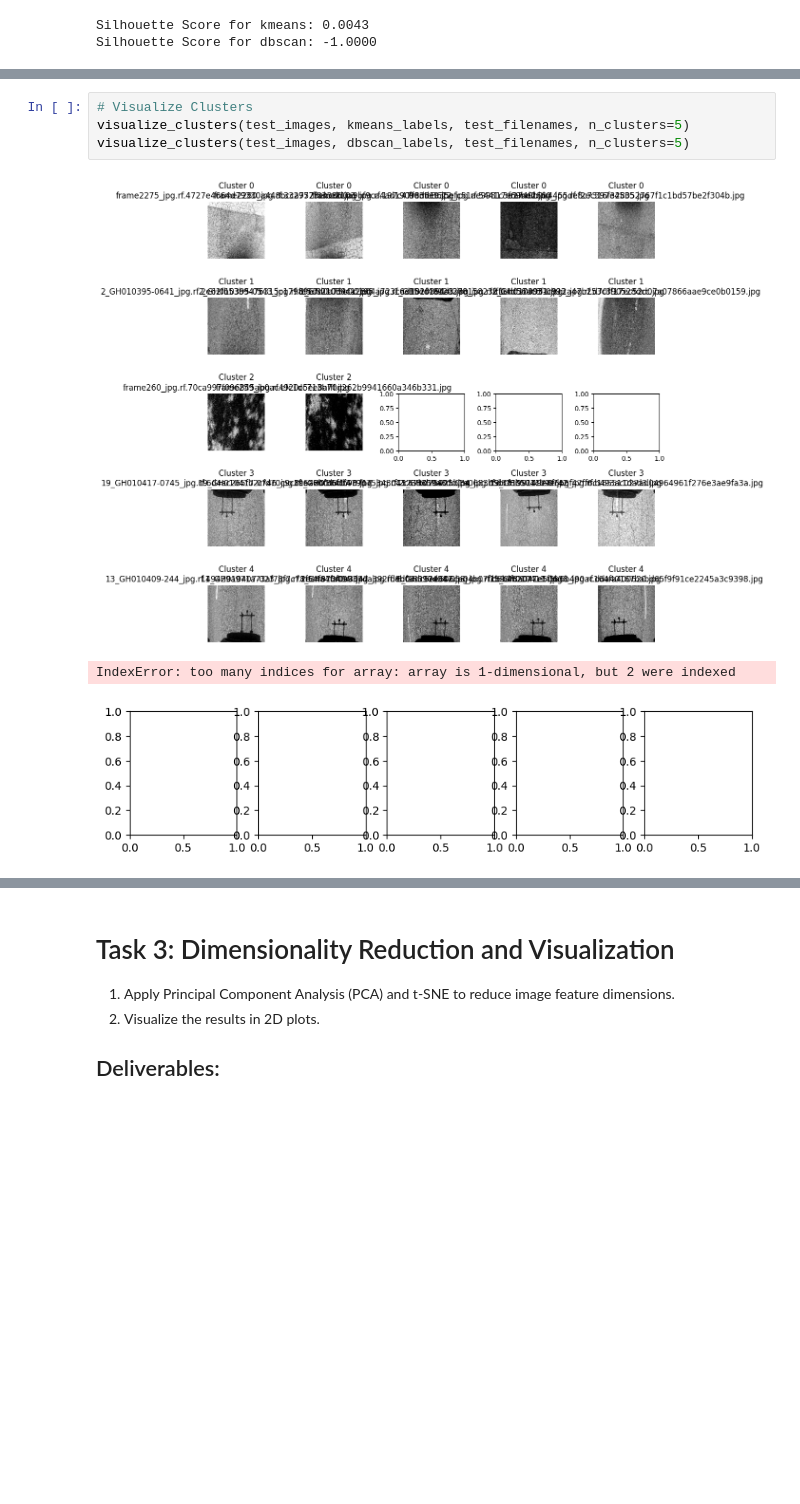
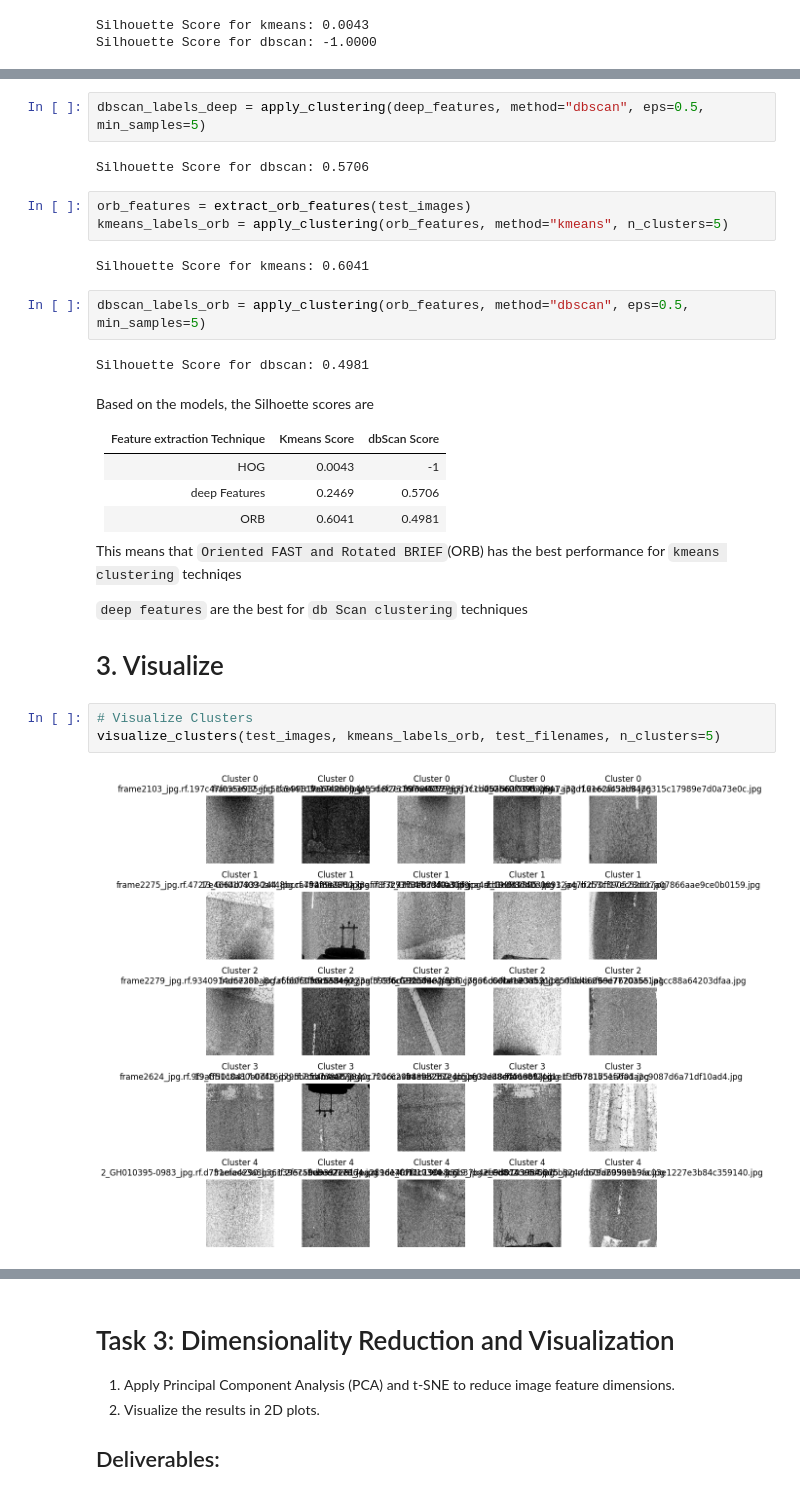
Before and after one commit to dnzambuli/Deep-learning-4-CV, a Jupyter notebook: Unsupervised_Learning_in_CV.ipynb, the cells around one changed output, grey strips where cells are left out. Drawn from its saved outputs; the diff is of its cells as text; blank space fills up the shorter version.

Commit message:
final clusters

```diff
--- a/Unsupervised_Learning_in_CV.ipynb
+++ b/Unsupervised_Learning_in_CV.ipynb
@@ -835,8 +875,32 @@ Silhouette Score for dbscan: -1.0000
+# %%
+dbscan_labels_deep = apply_clustering(deep_features, method="dbscan", eps=0.5, min_samples=5)
+# %% [output]
+Silhouette Score for dbscan: 0.5706
+# %%
+orb_features = extract_orb_features(test_images)
+kmeans_labels_orb = apply_clustering(orb_features, method="kmeans", n_clusters=5)
+# %% [output]
+Silhouette Score for kmeans: 0.6041
+# %%
+dbscan_labels_orb = apply_clustering(orb_features, method="dbscan", eps=0.5, min_samples=5)
+# %% [output]
+Silhouette Score for dbscan: 0.4981
+# %% [markdown]
+Based on the models, the Silhoette scores are
+
+|Feature extraction Technique| Kmeans Score|dbScan Score
+|:----|:----:|:----:|
+|HOG|0.0043|-1|
+|deep Features|0.2469|0.5706|
+|ORB|0.6041|0.4981|
+
+This means that `Oriented FAST and Rotated BRIEF`(ORB) has the best performance for `kmeans clustering` techniqes
+
+`deep features` are the best for `db Scan clustering` techniques
+
+# 3. Visualize
 # %%
 # Visualize Clusters
-visualize_clusters(test_images, kmeans_labels, test_filenames, n_clusters=5)
-visualize_clusters(test_images, dbscan_labels, test_filenames, n_clusters=5)
+visualize_clusters(test_images, kmeans_labels_orb, test_filenames, n_clusters=5)
 # %% [output]
-[figure, old version]
+[figure, new version]
-IndexError: too many indices for array: array is 1-dimensional, but 2 were indexed
-[figure, removed]
```
Also changed, not shown: parts of 5 cells of this notebook.
